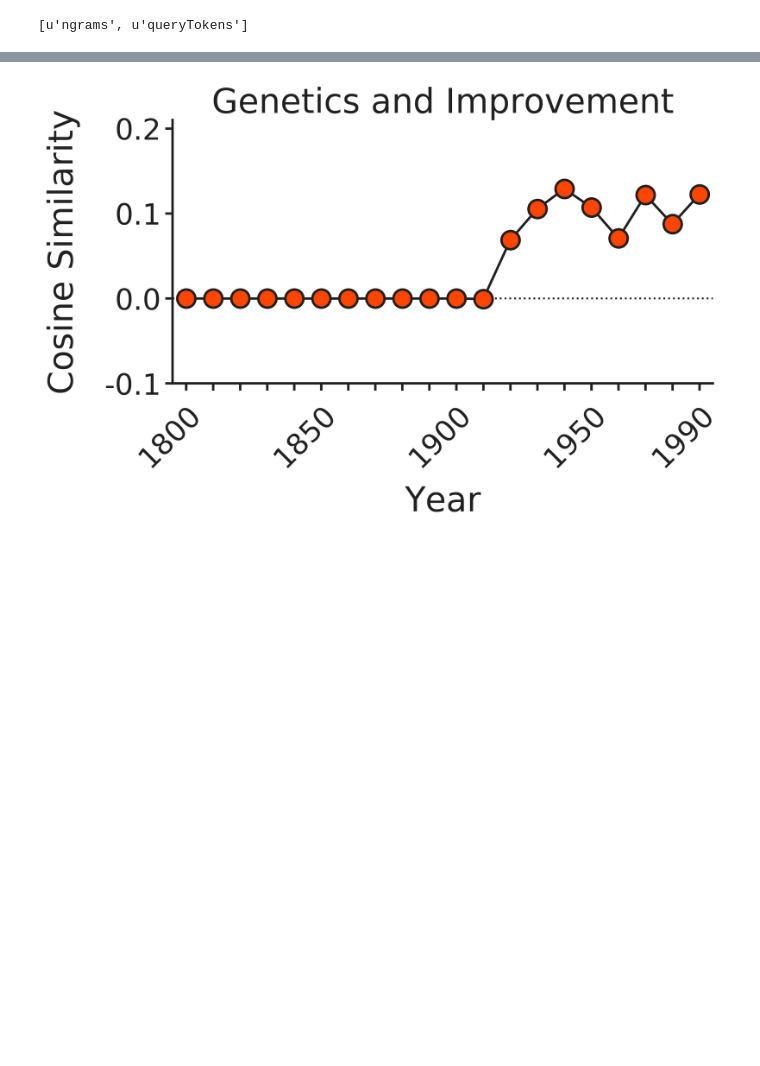
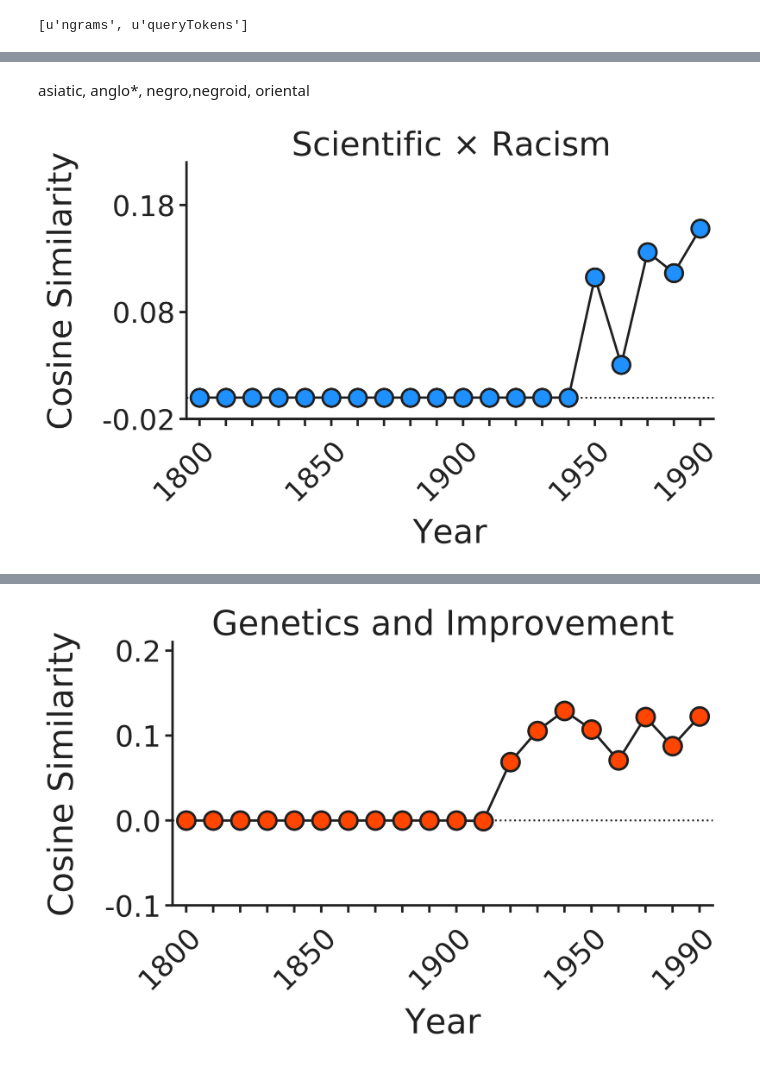
Before and after one commit to robertnward/histwords, a Jupyter notebook: eugenics_diachronic.ipynb, the cells around one changed output, grey strips where cells are left out. Drawn from its saved outputs; the diff is of its cells as text; code cells hidden in the pictures; blank space fills up the shorter version.

```diff
--- a/eugenics_diachronic.ipynb
+++ b/eugenics_diachronic.ipynb
@@ -192,0 +235,6 @@ embeddings_coha = SequentialEmbedding.load("embeddings/coha-word", range(1800, 2
+# %% [markdown]
+asiatic, anglo*, negro,negroid, oriental
+# %%
+plotDiachronicSimilarity('scientific','racism',embeddings_all,'dodgerblue')
+# %% [output]
+[figure, added]
```
Also changed, not shown: parts of 18 cells of this notebook, 27 other files.
